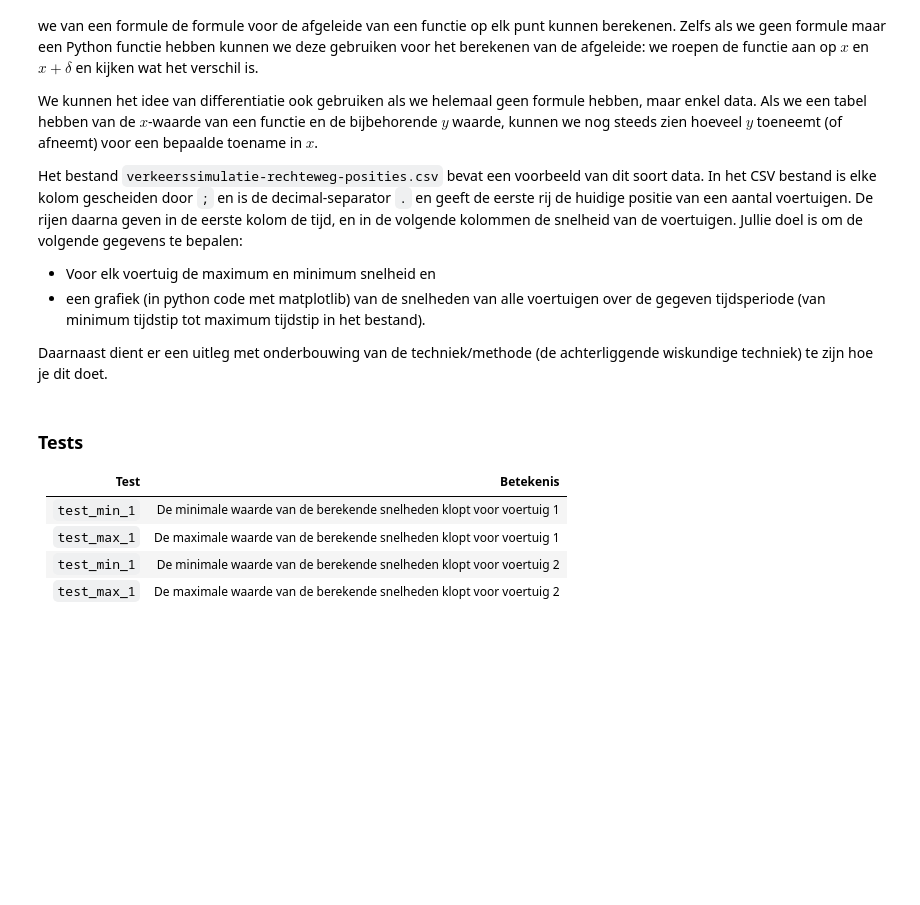
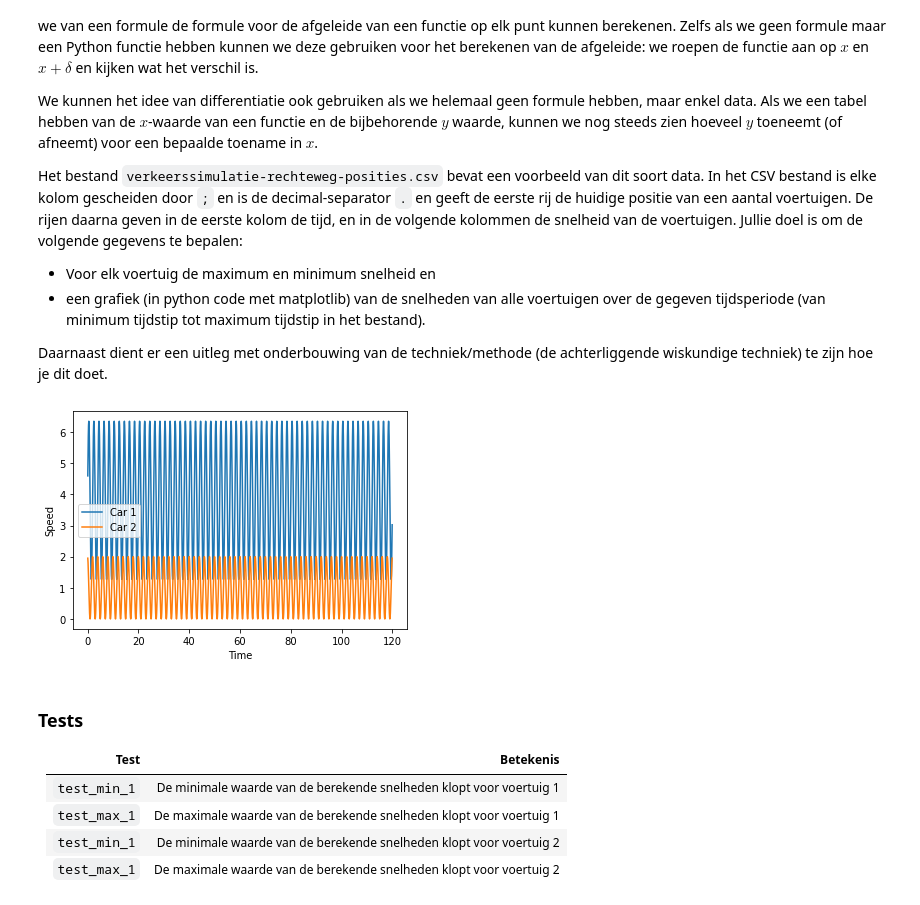
Before and after one commit to JordyAlkema/AC-2020, a Jupyter notebook: AC Werkboek.ipynb, the cells around one changed output. Saved outputs shown, nothing was run; the diff lists cells and outputs as text; code cells hidden in the pictures; blank space fills up the shorter version.

```diff
--- a/AC Werkboek.ipynb
+++ b/AC Werkboek.ipynb
@@ -2066,3 +2111,12 @@ def bereken_deltas(times: np.ndarray, positions: np.ndarray) -> np.ndarray:
+# %%
+time, c1, c2 = get_data()
+c1_d = bereken_deltas(time, c1)
+c2_d = bereken_deltas(time, c2)
+
+# Start from position 1 because we needed historic data to calculcate the deltas
+plot_data(time[1:], [c1_d,c2_d])
+# %% [output]
+[figure, added]
 # %% [markdown]
 ### Tests
 | **Test** | **Betekenis** |
```
Also changed, not shown: parts of 45 cells of this notebook.
